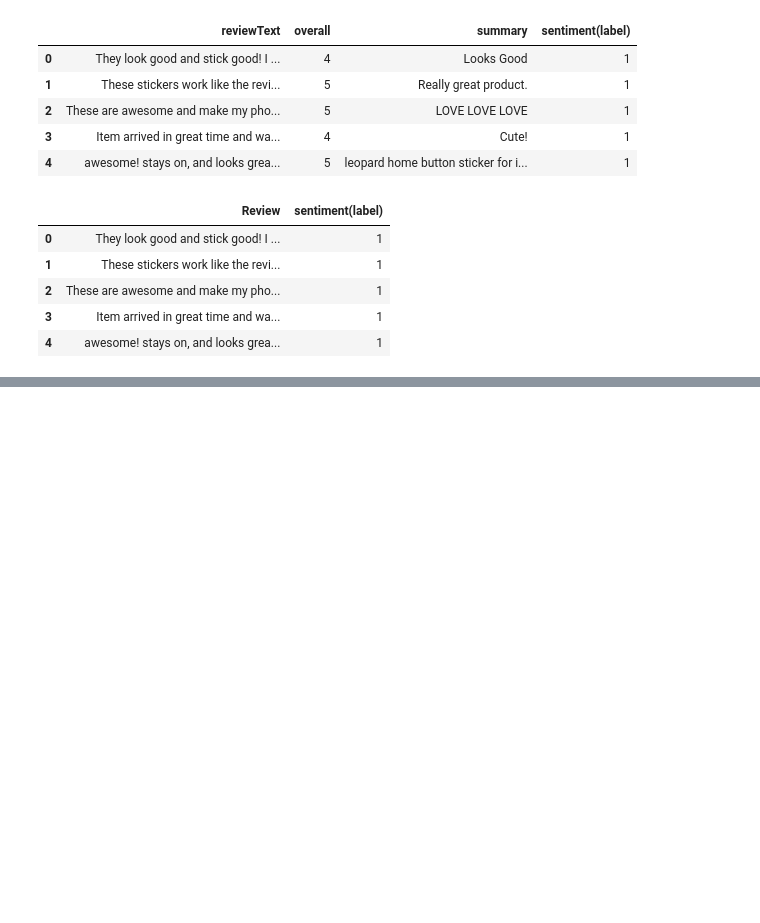
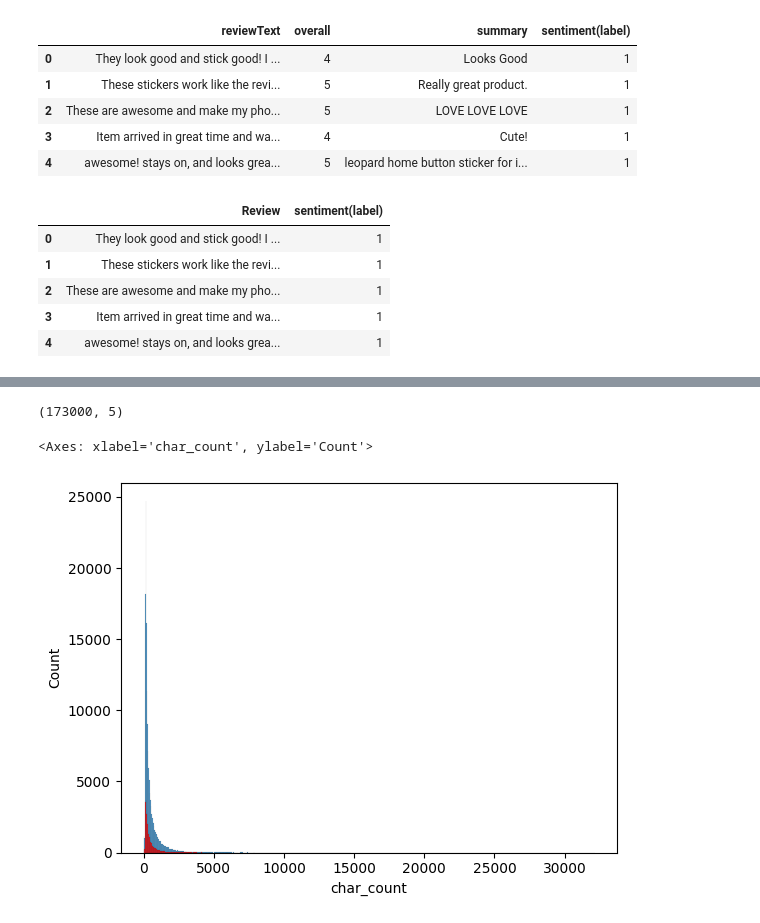
Before and after one commit to Omkar-Arch/AMAZON-REVIEW-SENTIMENT-ANALYSIS, a Jupyter notebook: notebook2.ipynb, the cells around one changed output, grey strips where cells are left out. Saved outputs shown, nothing was run; the diff lists cells and outputs as text; code cells hidden in the pictures; blank space fills up the shorter version.

```diff
--- a/notebook2.ipynb
+++ b/notebook2.ipynb
@@ -123,0 +157,11 @@ df.head()
+# %%
+df['char_count'] = df['Review'].apply(len)
+#Number of characters in each review
+# %%
+#Using split() function instead of nltk.tokenize() to count the number of words in each review as it is faster and more efficient.
+
+df['word_count'] = df['Review'].apply(lambda x: len((str(x).split())))
+#Number of words in each review
+# %%
+df['sentence_count'] = df['Review'].apply(lambda x:  len(str(x).split('.')))
+#Number of sentences in each review
@@ -123,0 +220,11 @@ df.head()
+# %%
+df.shape
+# %% [output]
+(173000, 5)
+# %%
+sns.histplot(df[df['sentiment(label)']==1]['char_count']) #Positive reviews
+
+sns.histplot(df[df['sentiment(label)']==0]['char_count'], color='red') #Negative reviews
+# %% [output]
+<Axes: xlabel='char_count', ylabel='Count'>
+[figure, added]
```
Also changed, not shown: parts of 18 cells of this notebook, 1 other file.
